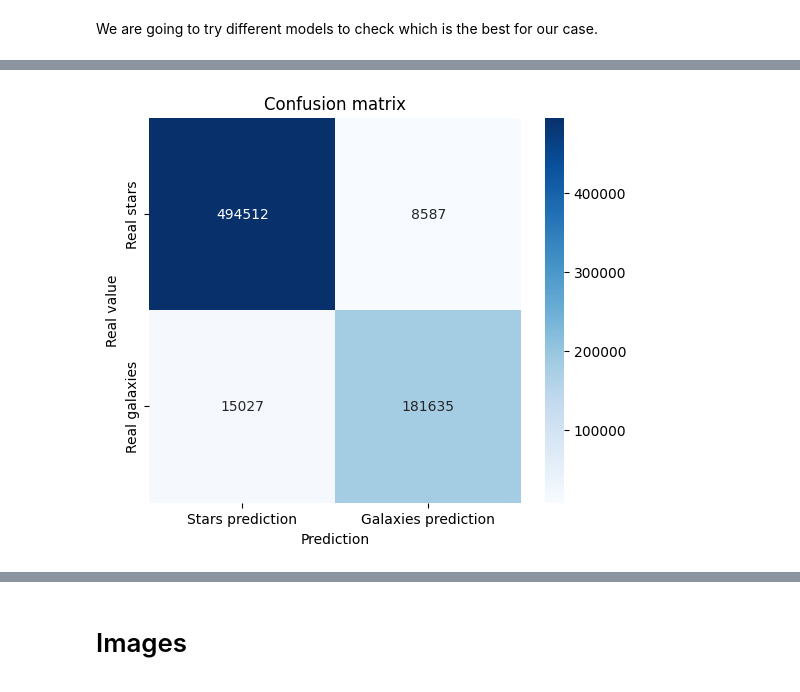
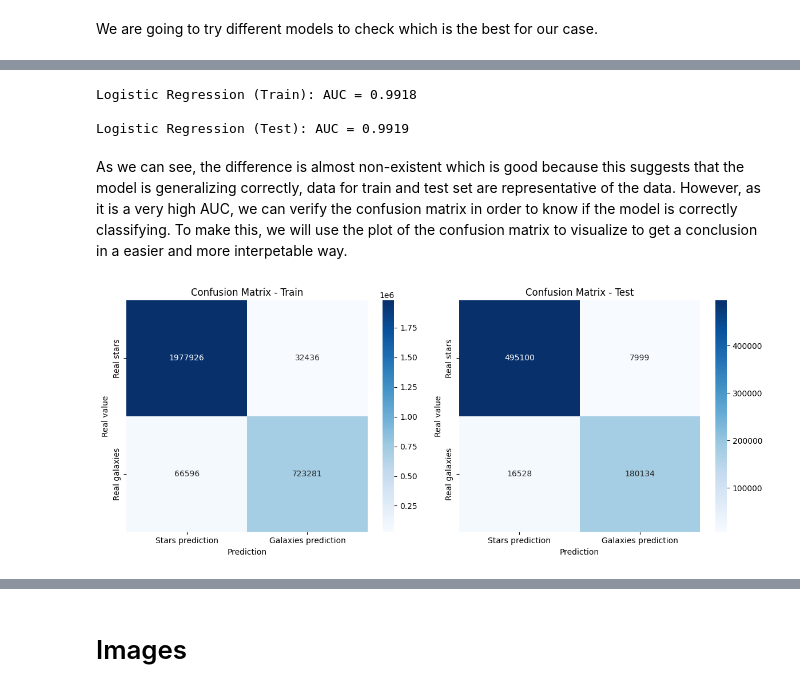
Before and after one commit to Gonzatorra/bigDataAstronomy, a Jupyter notebook: process.ipynb, the cells around one changed output, grey strips where cells are left out. Cells and saved outputs as stored; diff of their text form; code cells hidden in the pictures.

Commit message:
1st part done (ML model)

```diff
--- a/process.ipynb
+++ b/process.ipynb
@@ -409,27 +418,68 @@ As we obtain very high AUC, we are going to ensure that the model is not overfit
+# %%
+lr = LogisticRegression(labelCol="type", featuresCol="features")
+lr_model = lr.fit(train_data)
+
+predictions_log_train = lr_model.transform(train_data)
+predictions_log_test = lr_model.transform(test_data)
+
+auc_train = evaluator.evaluate(predictions_log_train)
+auc_test = evaluator.evaluate(predictions_log_test)
+
+print(f"Logistic Regression (Train): AUC = {auc_train:.4f}\n")
+print(f"Logistic Regression (Test): AUC = {auc_test:.4f}")
+# %% [output]
+Logistic Regression (Train): AUC = 0.9918
+
+Logistic Regression (Test): AUC = 0.9919
+# %% [markdown]
+As we can see, the difference is almost non-existent which is good because this suggests that the model is generalizing correctly, data for train and test set are representative of the data. However, as it is a very high AUC, we can verify the confusion matrix in order to know if the model is correctly classifying. To make this, we will use the plot of the confusion matrix to visualize to get a conclusion in a easier and more interpetable way.
 # %%
 from pyspark.sql import functions as F
 import seaborn as sns
-import matplotlib.pyplot as plt
 import numpy as np
 
 #Divide true positives, true negatives, false positives and false negatives
-tp = predictions.filter((F.col("type") == 1) & (F.col("prediction") == 1)).count()
-tn = predictions.filter((F.col("type") == 0) & (F.col("prediction") == 0)).count()
-fp = predictions.filter((F.col("type") == 0) & (F.col("prediction") == 1)).count()
-fn = predictions.filter((F.col("type") == 1) & (F.col("prediction") == 0)).count()
+##Train
+true_galaxies_train = predictions_log_train.filter((F.col("type") == 1) & (F.col("prediction") == 1)).count()
+true_stars_train = predictions_log_train.filter((F.col("type") == 0) & (F.col("prediction") == 0)).count()
+false_stars_train = predictions_log_train.filter((F.col("type") == 0) & (F.col("prediction") == 1)).count()
+false_galaxies_train = predictions_log_train.filter((F.col("type") == 1) & (F.col("prediction") == 0)).count()
 
 #Creating the confusion matrix
-conf_matrix_values = [[tn, fp], [fn, tp]]
+conf_matrix_values_train = [[true_stars_train, false_stars_train], [false_galaxies_train, true_galaxies_train]]
 
-#Graphic for confusion matrix
-plt.figure(figsize=(6, 5))
-sns.heatmap(np.array(conf_matrix_values), annot=True, fmt="d", cmap="Blues",
-            xticklabels=["Stars prediction", "Galaxies prediction"],
-            yticklabels=["Real stars", "Real galaxies"])
 
-plt.xlabel("Prediction")
-plt.ylabel("Real value")
-plt.title("Confusion matrix")
+##Test
+true_galaxies_test = predictions_log_test.filter((F.col("type") == 1) & (F.col("prediction") == 1)).count()
+true_stars_test = predictions_log_test.filter((F.col("type") == 0) & (F.col("prediction") == 0)).count()
+false_stars_test = predictions_log_test.filter((F.col("type") == 0) & (F.col("prediction") == 1)).count()
+false_galaxies_test = predictions_log_test.filter((F.col("type") == 1) & (F.col("prediction") == 0)).count()
+
+#Creating the confusion matrix
+conf_matrix_values_test = [[true_stars_test, false_stars_test], [false_galaxies_test, true_galaxies_test]]
+
+
+#Plots
+fig, axes = plt.subplots(1, 2, figsize=(12, 5))  #Create two plots in 1 line
+
+#Train confusion matrix
+ax1 = sns.heatmap(np.array(conf_matrix_values_train), annot=True, fmt="d", cmap="Blues",
+                   xticklabels=["Stars prediction", "Galaxies prediction"],
+                   yticklabels=["Real stars", "Real galaxies"], ax=axes[0]) #Put in the axe 0, the left one
+ax1.set_xlabel("Prediction")
+ax1.set_ylabel("Real value")
+ax1.set_title("Confusion Matrix - Train")
+
+#Test confusion matrix
+ax2 = sns.heatmap(np.array(conf_matrix_values_test), annot=True, fmt="d", cmap="Blues",
+                   xticklabels=["Stars prediction", "Galaxies prediction"],
+                   yticklabels=["Real stars", "Real galaxies"], ax=axes[1]) #Put in the axe 0, the right one
+ax2.set_xlabel("Prediction")
+ax2.set_ylabel("Real value")
+ax2.set_title("Confusion Matrix - Test")
+
+
+plt.tight_layout()
 plt.show()
 # %% [output]
-[figure, old version]
+[figure, new version]
```
Also changed, not shown: parts of 20 cells of this notebook.
